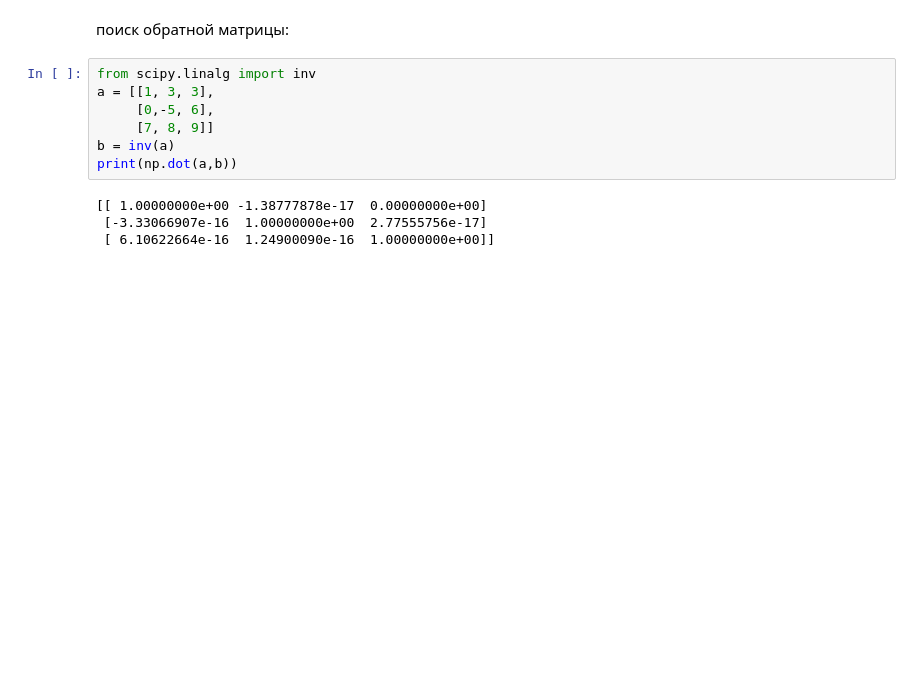
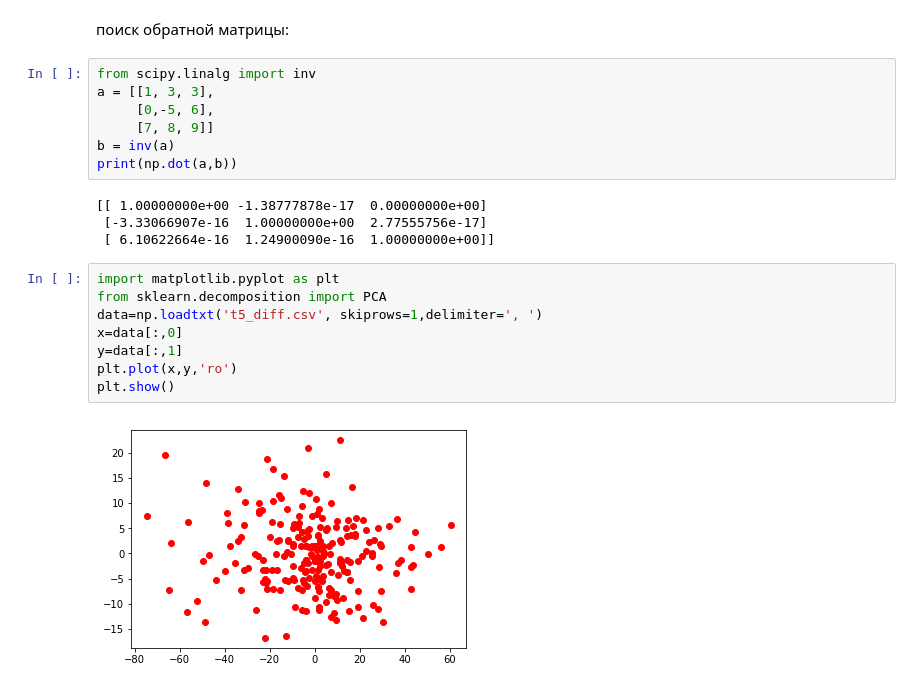
Before and after one commit to yamarus/PyForSci, a Jupyter notebook: source/lectures/theme6.ipynb, the cells around one changed output. Drawn from its saved outputs; the diff is of its cells as text; blank space fills up the shorter version.

```diff
--- a/source/lectures/theme6.ipynb
+++ b/source/lectures/theme6.ipynb
@@ -335,3 +335,13 @@ print(np.dot(a,b))
 [[ 1.00000000e+00 -1.38777878e-17  0.00000000e+00]
  [-3.33066907e-16  1.00000000e+00  2.77555756e-17]
  [ 6.10622664e-16  1.24900090e-16  1.00000000e+00]]
+# %%
+import matplotlib.pyplot as plt
+from sklearn.decomposition import PCA
+data=np.loadtxt('t5_diff.csv', skiprows=1,delimiter=', ')
+x=data[:,0]
+y=data[:,1]
+plt.plot(x,y,'ro')
+plt.show()
+# %% [output]
+[figure, added]
```
Also changed, not shown: 6 other files.
